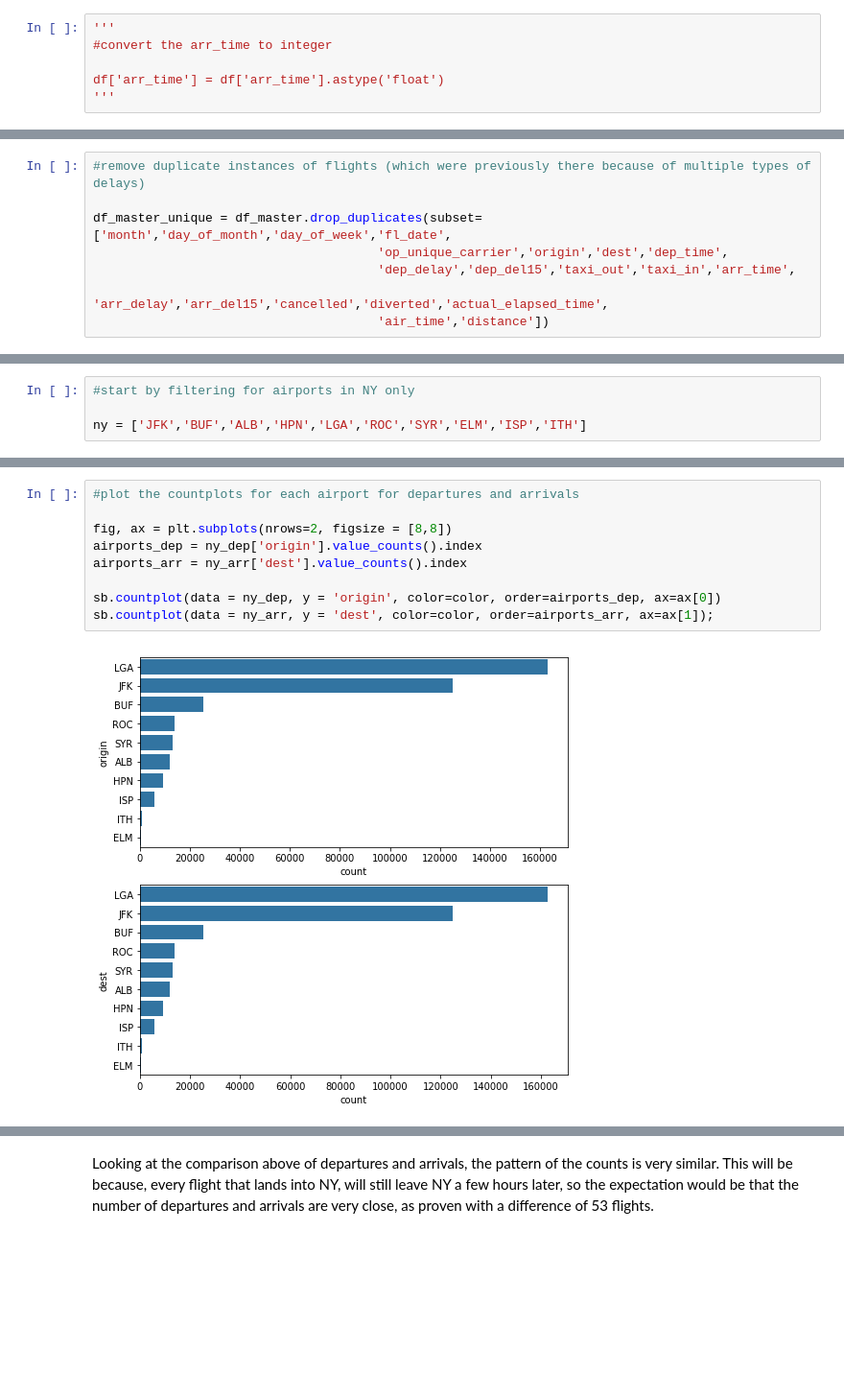
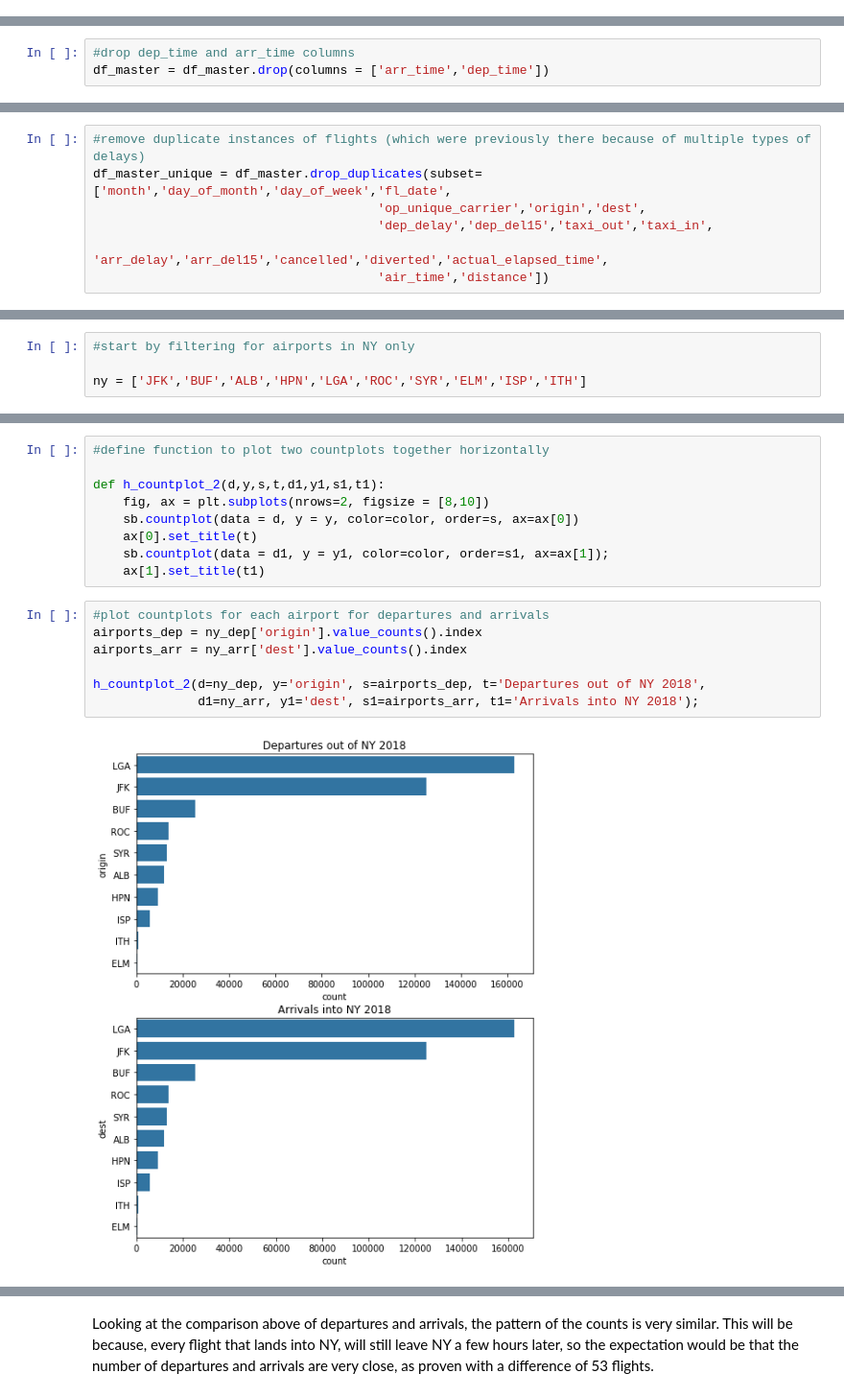
Before and after one commit to Katja-Galyuk/flight_data_visualisation, a Jupyter notebook: exploration_template.ipynb, the cells around one changed output, grey strips where cells are left out. Shown at 96% size. Cells and saved outputs as stored; diff of their text form; blank space fills up the shorter version.

```diff
--- a/exploration_template.ipynb
+++ b/exploration_template.ipynb
@@ -273,6 +149,0 @@ df['arr_time'].unique()
-# %%
-'''
-#convert the arr_time to integer
-
-df['arr_time'] = df['arr_time'].astype('float')
-'''
@@ -602,3 +427,6 @@ df_master = df_master.dropna(subset=['month','day_of_month','day_of_week','fl_da
+# %%
+#drop dep_time and arr_time columns
+df_master = df_master.drop(columns = ['arr_time','dep_time'])
 # %%
 df_master.info()
 # %% [output]
@@ -622,8 +452,7 @@ memory usage: 146.1+ MB
 # %%
 #remove duplicate instances of flights (which were previously there because of multiple types of delays)
-
 df_master_unique = df_master.drop_duplicates(subset=['month','day_of_month','day_of_week','fl_date',
-                                      'op_unique_carrier','origin','dest','dep_time',
-                                      'dep_delay','dep_del15','taxi_out','taxi_in','arr_time',
+                                      'op_unique_carrier','origin','dest',
+                                      'dep_delay','dep_del15','taxi_out','taxi_in',
                                       'arr_delay','arr_del15','cancelled','diverted','actual_elapsed_time',
                                       'air_time','distance'])
@@ -772,14 +613,21 @@ ny = ['JFK','BUF','ALB','HPN','LGA','ROC','SYR','ELM','ISP','ITH']
 ny_dep = df_master_unique[df_master_unique['origin'].isin(ny)]
 ny_arr = df_master_unique[df_master_unique['dest'].isin(ny)]
+# %%
+#define function to plot two countplots together horizontally
+
+def h_countplot_2(d,y,s,t,d1,y1,s1,t1):
+    fig, ax = plt.subplots(nrows=2, figsize = [8,10])
+    sb.countplot(data = d, y = y, color=color, order=s, ax=ax[0])
+    ax[0].set_title(t)
+    sb.countplot(data = d1, y = y1, color=color, order=s1, ax=ax[1]);
+    ax[1].set_title(t1)
 # %%
-#plot the countplots for each airport for departures and arrivals
-
-fig, ax = plt.subplots(nrows=2, figsize = [8,8])
+#plot countplots for each airport for departures and arrivals
 airports_dep = ny_dep['origin'].value_counts().index
 airports_arr = ny_arr['dest'].value_counts().index
 
-sb.countplot(data = ny_dep, y = 'origin', color=color, order=airports_dep, ax=ax[0])
-sb.countplot(data = ny_arr, y = 'dest', color=color, order=airports_arr, ax=ax[1]);
+h_countplot_2(d=ny_dep, y='origin', s=airports_dep, t='Departures out of NY 2018',
+              d1=ny_arr, y1='dest', s1=airports_arr, t1='Arrivals into NY 2018');
 # %% [output]
-[figure, old version]
+[figure, new version]
 # %% [markdown]
```
Also changed, not shown: parts of 178 cells of this notebook, 2 other files.
